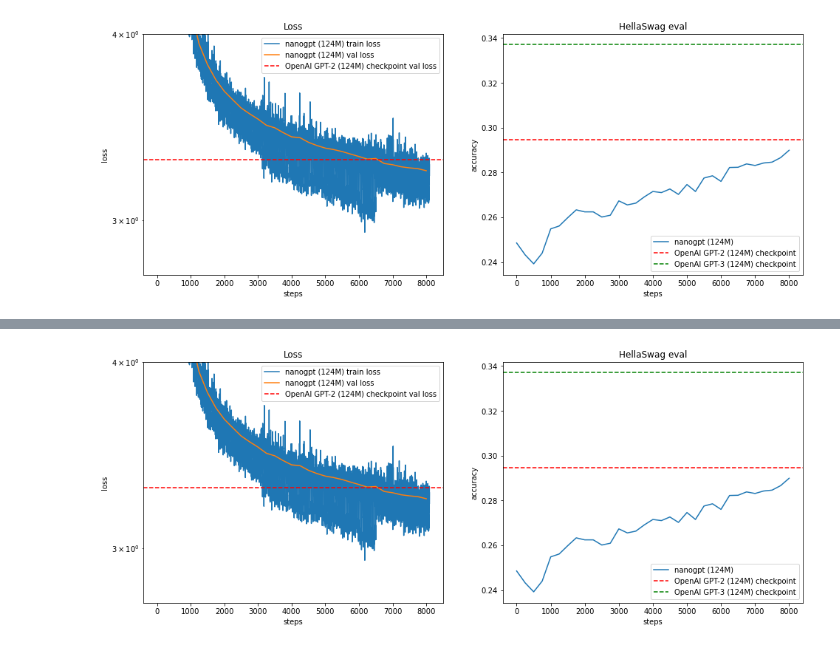
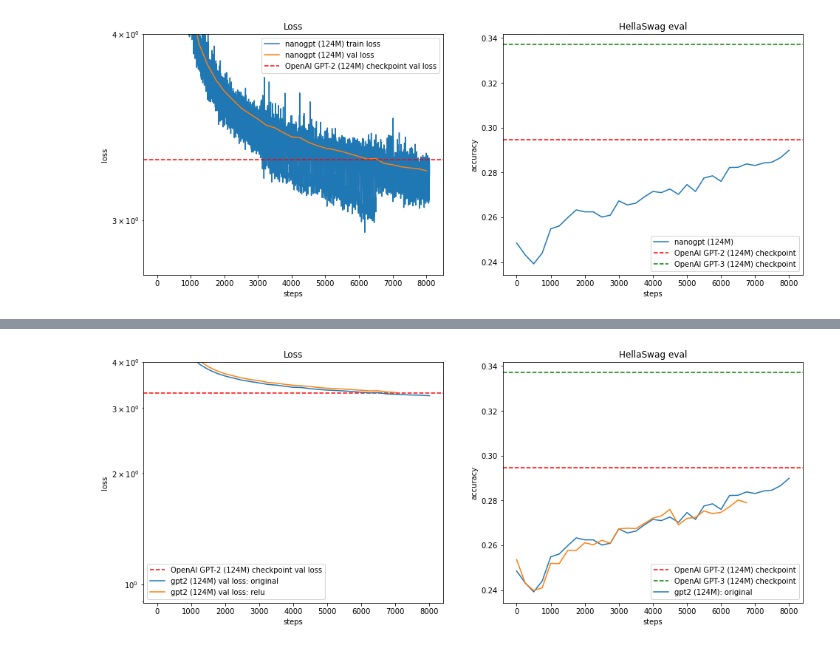
Before and after one commit to ajherman/build-nanogpt, a Jupyter notebook: play.ipynb, the cells around one changed output, grey strips where cells are left out. Saved outputs shown, nothing was run; the diff lists cells and outputs as text; code cells hidden in the pictures.

```diff
--- a/play.ipynb
+++ b/play.ipynb
@@ -298,7 +298,7 @@ plt.figure(figsize=(16, 6))
 # Panel 1: losses: both train and val
 plt.subplot(121)
 
-for name in ['original','relu']:
+for idx,name in enumerate(['original','relu']):
 
     with open(name+"/log.txt", "r") as f:
         lines = f.readlines()
@@ -320,37 +320,43 @@ for name in ['original','relu']:
         # unpack the list of tuples to tuple of lists
         streams_xy[k] = list(zip(*xy))
 
-    xs, ys = streams_xy["train"] # training loss
-    ys = np.array(ys)
-    plt.plot(xs, ys, label=f'nanogpt ({sz}) train loss')
+    # xs, ys = streams_xy["train"] # training loss
+    # ys = np.array(ys)
+    # plt.plot(xs, ys, label=f'nanogpt ({sz}) train loss: '+name)
     print("Min Train Loss:", min(ys))
     xs, ys = streams_xy["val"] # validation loss
-    plt.plot(xs, ys, label=f'nanogpt ({sz}) val loss')
-    # horizontal line at GPT-2 baseline
-    if loss_baseline is not None:
-        plt.axhline(y=loss_baseline, color='r', linestyle='--', label=f"OpenAI GPT-2 ({sz}) checkpoint val loss")
+    plt.subplot(121)
 
-plt.xlabel("steps")
-plt.ylabel("loss")
-plt.yscale('log')
-plt.ylim(top=4.0)
-plt.legend()
-plt.title("Loss")
-print("Min Validation Loss:", min(ys))
+    plt.plot(xs, ys, label=f'gpt2 ({sz}) val loss: '+name)
+    plt.legend()
 
-# Panel 2: HellaSwag eval
-plt.subplot(122)
-xs, ys = streams_xy["hella"] # HellaSwag eval
-ys = np.array(ys)
-plt.plot(xs, ys, label=f"nanogpt ({sz})")
-# horizontal line at GPT-2 baseline
-if hella2_baseline:
-    plt.axhline(y=hella2_baseline, color='r', linestyle='--', label=f"OpenAI GPT-2 ({sz}) checkpoint")
-if hella3_baseline:
-    plt.axhline(y=hella3_baseline, color='g', linestyle='--', label=f"OpenAI GPT-3 ({sz}) checkpoint")
-plt.xlabel("steps")
-plt.ylabel("accuracy")
-plt.legend()
-plt.title("HellaSwag eval")
-print("Max Hellaswag eval:", max(ys))
+    if idx==0:
+        # horizontal line at GPT-2 baseline
+        if loss_baseline is not None:
+            plt.axhline(y=loss_baseline, color='r', linestyle='--', label=f"OpenAI GPT-2 ({sz}) checkpoint val loss")
+        plt.xlabel("steps")
+        plt.ylabel("loss")
+        plt.yscale('log')
+        plt.ylim(top=4.0)
+        plt.title("Loss")
+        print("Min Validation Loss:", min(ys))
+
+    # Panel 2: HellaSwag eval
+    plt.subplot(122)
+
+    if idx==0:
+        # horizontal line at GPT-2 baseline
+        if hella2_baseline:
+            plt.axhline(y=hella2_baseline, color='r', linestyle='--', label=f"OpenAI GPT-2 ({sz}) checkpoint")
+        if hella3_baseline:
+            plt.axhline(y=hella3_baseline, color='g', linestyle='--', label=f"OpenAI GPT-3 ({sz}) checkpoint")
+        plt.xlabel("steps")
+        plt.ylabel("accuracy")
+        plt.title("HellaSwag eval")
+        print("Max Hellaswag eval:", max(ys))
+
+    plt.legend()
+    xs, ys = streams_xy["hella"] # HellaSwag eval
+    ys = np.array(ys)
+    plt.plot(xs, ys, label=f"gpt2 ({sz}): "+name)
 # %% [output]
@@ -360 +367 @@ Max Hellaswag eval: 0.2899
-[figure, old version]
+[figure, new version]
```
Also changed, not shown: parts of 1 cell of this notebook.
